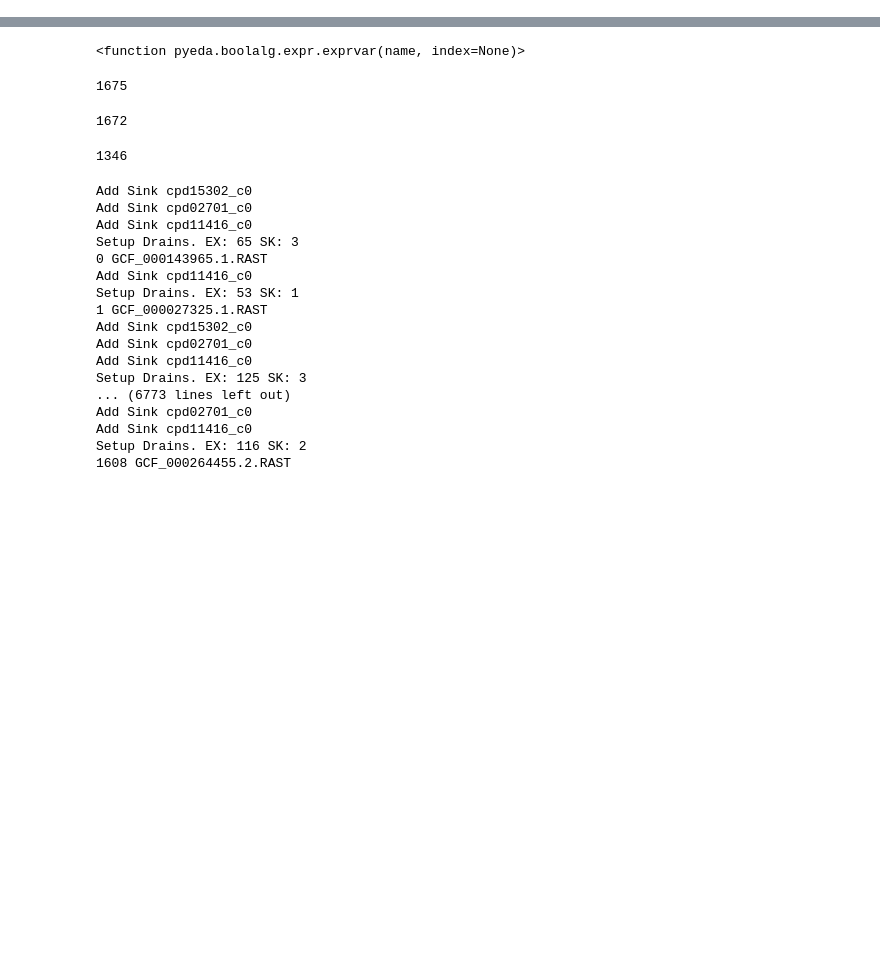
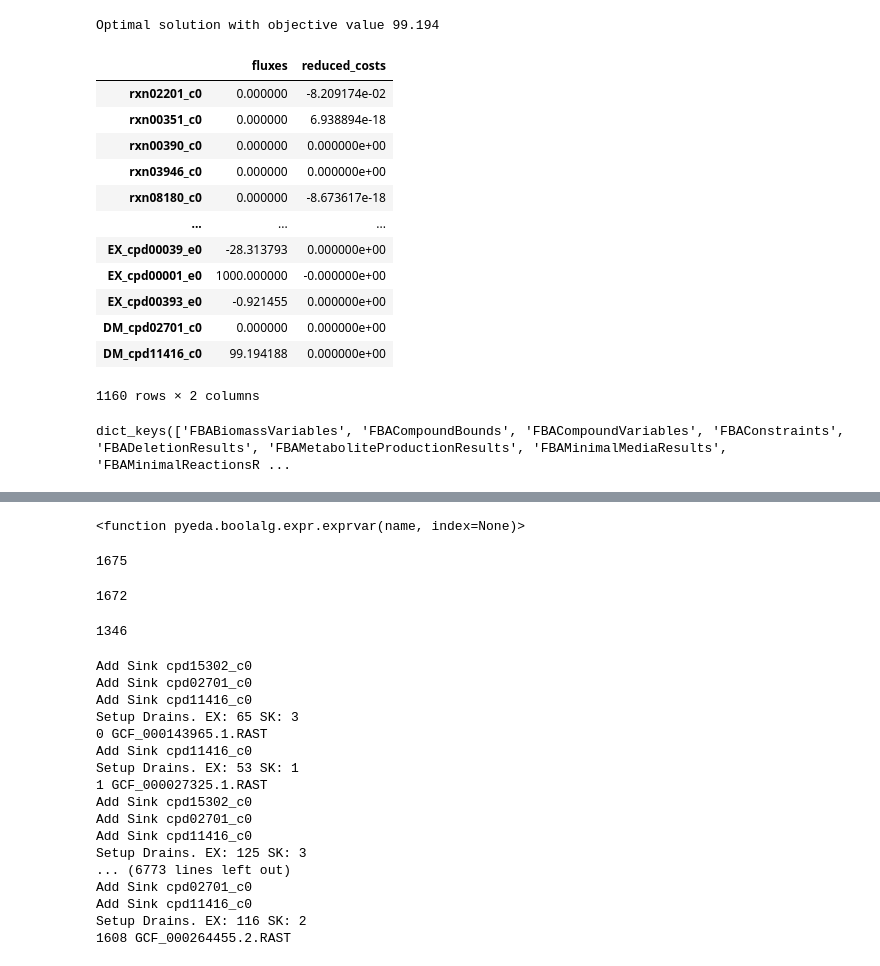
Before and after one commit to Fxe/cobrakbase, a Jupyter notebook: examples/random_stuff/tests.ipynb, the cells around one changed output, grey strips where cells are left out. Drawn from its saved outputs; the diff is of its cells as text; code cells hidden in the pictures; blank space fills up the shorter version.

```diff
--- a/examples/random_stuff/tests.ipynb
+++ b/examples/random_stuff/tests.ipynb
@@ -19,0 +129,2 @@ cobrakbase 0.1.4
+# %%
+model = cobra.io.read_sbml_model('../../../../data/sbml/saccharomyces.xml')
@@ -19,0 +133,18 @@ cobrakbase 0.1.4
+# %%
+solution = model.optimize()
+solution
+# %% [output]
+Optimal solution with objective value 99.194
+|  | fluxes | reduced_costs |
+| rxn02201_c0 | 0.000000 | -8.209174e-02 |
+| rxn00351_c0 | 0.000000 | 6.938894e-18 |
+| rxn00390_c0 | 0.000000 | 0.000000e+00 |
+| rxn03946_c0 | 0.000000 | 0.000000e+00 |
+| rxn08180_c0 | 0.000000 | -8.673617e-18 |
+| ... | ... | ... |
+| EX_cpd00039_e0 | -28.313793 | 0.000000e+00 |
+| EX_cpd00001_e0 | 1000.000000 | -0.000000e+00 |
+| EX_cpd00393_e0 | -0.921455 | 0.000000e+00 |
+| DM_cpd02701_c0 | 0.000000 | 0.000000e+00 |
+| DM_cpd11416_c0 | 99.194188 | 0.000000e+00 |
+1160 rows × 2 columns
@@ -19,0 +153,5 @@ cobrakbase 0.1.4
+# %%
+fba = cobrakbase.core.KBaseFBA(o_data)
+fba.data.keys('FBAReactionVariables')
+# %% [output]
+dict_keys(['FBABiomassVariables', 'FBACompoundBounds', 'FBACompoundVariables', 'FBAConstraints', 'FBADeletionResults', 'FBAMetaboliteProductionResults', 'FBAMinimalMediaResults', 'FBAMinimalReactionsR ...
```
Also changed, not shown: parts of 46 cells of this notebook, 14 other files.
